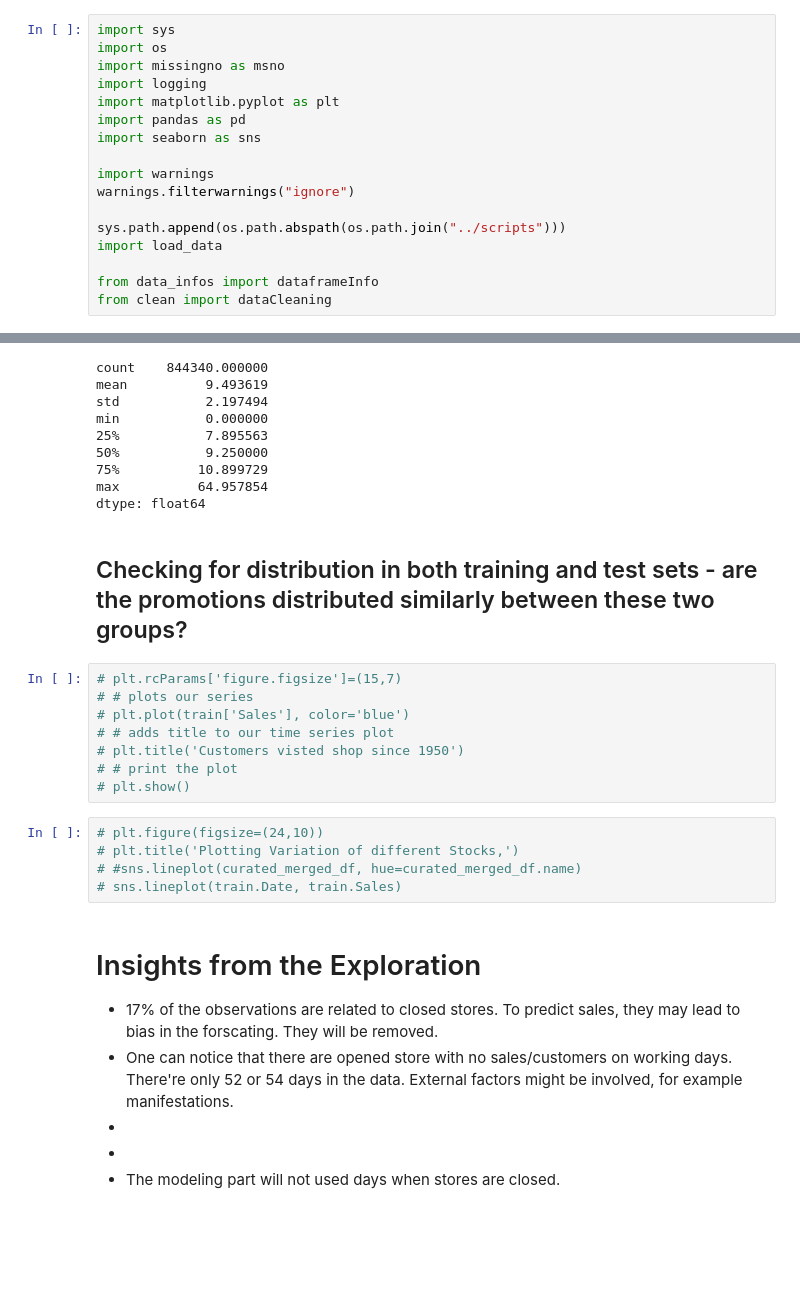
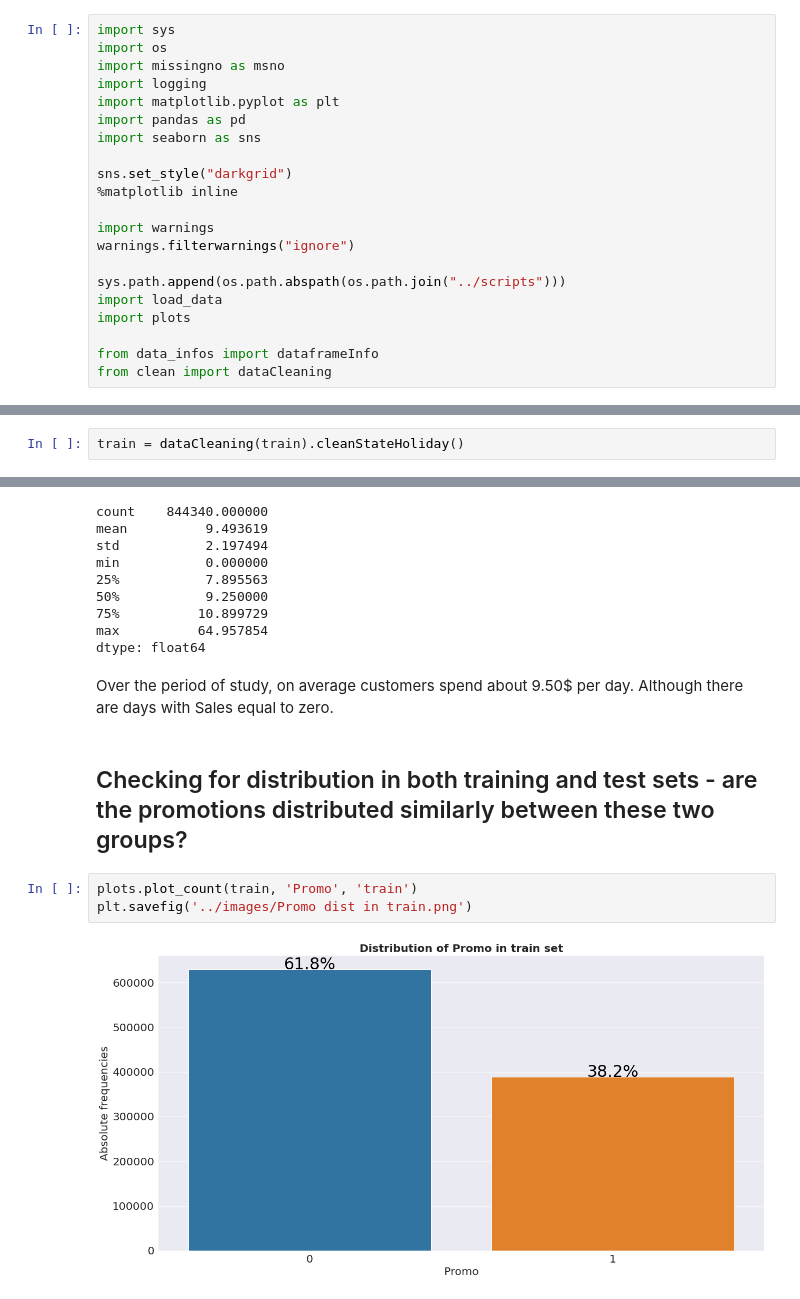
Before and after one commit to Josias-Ounsinli/Pharmaceutical-Sales-Prediction, a Jupyter notebook: notebooks/Exploration.ipynb, the cells around one changed output, grey strips where cells are left out. Saved outputs shown, nothing was run; the diff lists cells and outputs as text; blank space fills up the shorter version.

Commit message:
Exploration

```diff
--- a/notebooks/Exploration.ipynb
+++ b/notebooks/Exploration.ipynb
@@ -9,11 +9,15 @@ import matplotlib.pyplot as plt
 import pandas as pd
 import seaborn as sns
 
+sns.set_style("darkgrid")
+%matplotlib inline
+
 import warnings
 warnings.filterwarnings("ignore")
 
 sys.path.append(os.path.abspath(os.path.join("../scripts")))
 import load_data
+import plots
 
 from data_infos import dataframeInfo
 from clean import dataCleaning
@@ -361,3 +367,5 @@ train_merged_store.to_csv('../data/train_with_store.csv', index=False)
+# %%
+train = dataCleaning(train).cleanStateHoliday()
 # %% [markdown]
 ## Basic descriptions
 # %%
@@ -384,26 +392,12 @@ min           0.000000
 75%          10.899729
 max          64.957854
 dtype: float64
+# %% [markdown]
+Over the period of study, on average customers spend about 9.50$ per day. Although there are days with Sales equal to zero.
 # %% [markdown]
 ## Checking for distribution in both training and test sets - are the promotions distributed similarly between these two groups?
-# %%
-# plt.rcParams['figure.figsize']=(15,7)
-# # plots our series
-# plt.plot(train['Sales'], color='blue')
-# # adds title to our time series plot
-# plt.title('Customers visted shop since 1950')
-# # print the plot
-# plt.show()
-# %%
-# plt.figure(figsize=(24,10))
-# plt.title('Plotting Variation of different Stocks,')
-# #sns.lineplot(curated_merged_df, hue=curated_merged_df.name)
-# sns.lineplot(train.Date, train.Sales)
-# %% [markdown]
-# Insights from the Exploration
-
-- 17% of the observations are related to closed stores. To predict sales, they may lead to bias in the forscating. They will be removed.
-- One can notice that there are opened store with no sales/customers on working days. There're only 52 or 54 days in the data. External factors  might be involved, for example manifestations.
--
--
-- The modeling part will not used days when stores are closed.
+# %%
+plots.plot_count(train, 'Promo', 'train')
+plt.savefig('../images/Promo dist in train.png')
+# %% [output]
+[figure, added]
```
Also changed, not shown: parts of 51 cells of this notebook, 25 other files.
